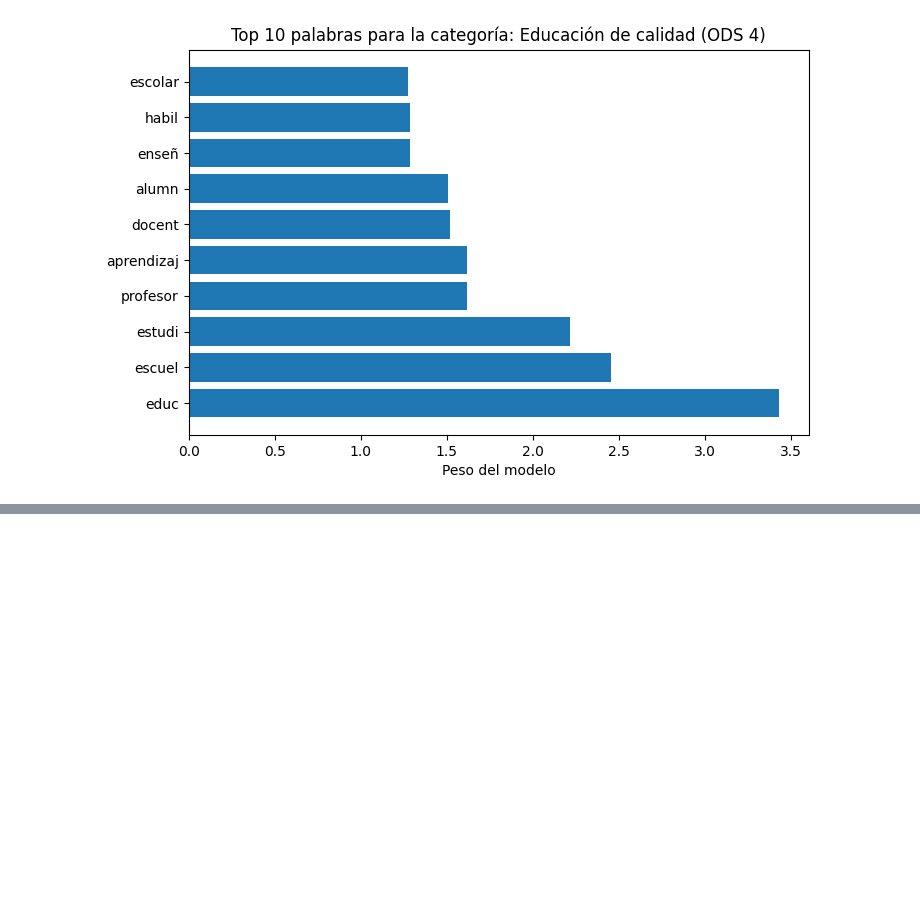
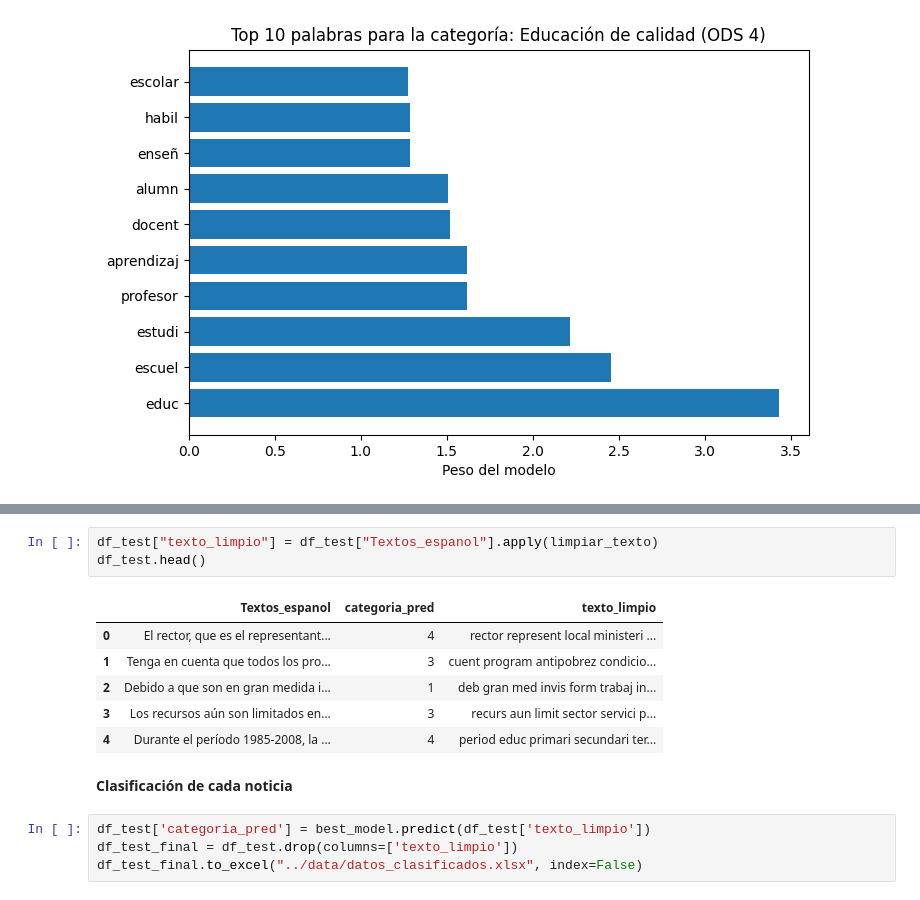
Before and after one commit to JFH000/proyecto1-bi, a Jupyter notebook: etapa1/entendimiento de datos.ipynb, the cells around one changed output, grey strips where cells are left out. Drawn from its saved outputs; the diff is of its cells as text; blank space fills up the shorter version.

Commit message:
datos clasificados

```diff
--- a/etapa1/entendimiento de datos.ipynb
+++ b/etapa1/entendimiento de datos.ipynb
@@ -724,0 +740,16 @@ else:
+# %%
+df_test["texto_limpio"] = df_test["Textos_espanol"].apply(limpiar_texto)
+df_test.head()
+# %% [output]
+|  | Textos_espanol | categoria_pred | texto_limpio |
+| 0 | El rector, que es el representant... | 4 | rector represent local ministeri ... |
+| 1 | Tenga en cuenta que todos los pro... | 3 | cuent program antipobrez condicio... |
+| 2 | Debido a que son en gran medida i... | 1 | deb gran med invis form trabaj in... |
+| 3 | Los recursos aún son limitados en... | 3 | recurs aun limit sector servici p... |
+| 4 | Durante el período 1985-2008, la ... | 4 | period educ primari secundari ter... |
+# %% [markdown]
+**Clasificación de cada noticia**
+# %%
+df_test['categoria_pred'] = best_model.predict(df_test['texto_limpio'])
+df_test_final = df_test.drop(columns=['texto_limpio'])
+df_test_final.to_excel("../data/datos_clasificados.xlsx", index=False)
```
Also changed, not shown: parts of 5 cells of this notebook, 1 other file.
